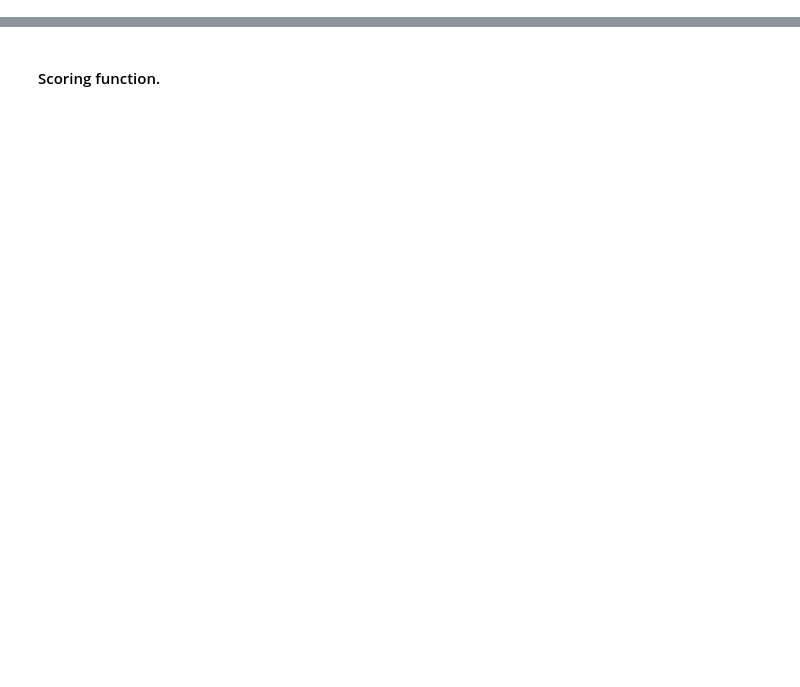
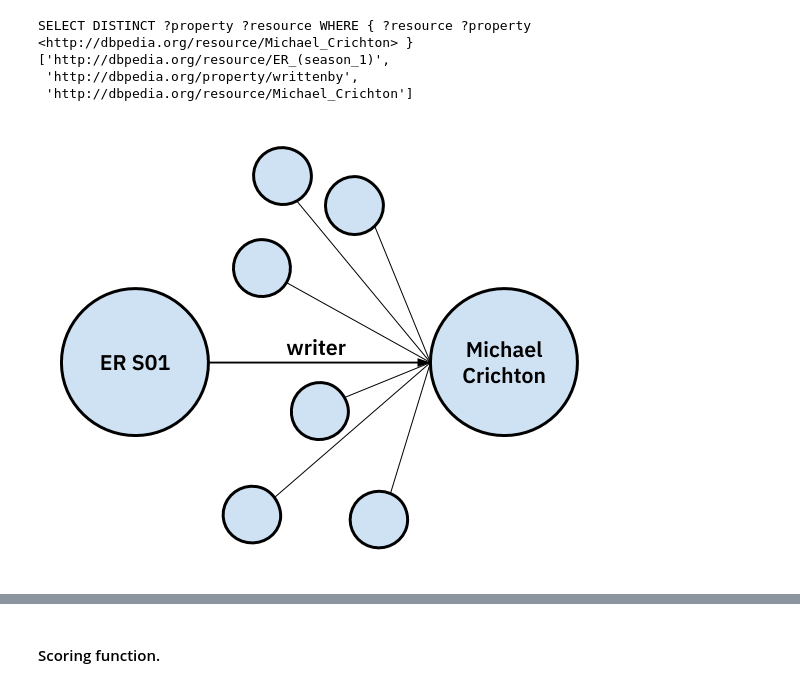
Before and after one commit to AskNowQA/QA-Tutorial, a Jupyter notebook: embedding_based_QA.ipynb, the cells around one changed output, grey strips where cells are left out. Saved outputs shown, nothing was run; the diff lists cells and outputs as text; code cells hidden in the pictures; blank space fills up the shorter version.

```diff
--- a/embedding_based_QA.ipynb
+++ b/embedding_based_QA.ipynb
@@ -49,0 +129,33 @@ print(get_entities('Who is the president of India ?',False))
+# %%
+# Step for creating all incoming properties and object
+
+# a) Create SPARQL
+INCOMING_SPARQL = '''SELECT DISTINCT ?property ?resource WHERE { ?resource ?property <%(target_resource)s> }'''
+sparql = INCOMING_SPARQL % {'target_resource':'http://dbpedia.org/resource/Michael_Crichton'}
+print(sparql)
+
+# b) Shoot the query to get answers
+incoming = dbp.shoot_custom_query(sparql)
+
+# c) Interpret results
+incoming_triples = []
+for binding in incoming['results']['bindings']:
+
+    """ BLACKLISTING LOGIC GOES HERE """
+    if not ( binding['property']['value'].startswith('http://dbpedia.org/') and
+             binding['resource']['value'].startswith('http://dbpedia.org/') ):
+        continue
+
+    triple = [binding['resource']['value'], binding['property']['value'], entity]
+    incoming_triples.append(triple)
+
+pprint(incoming_triples[2])
+# %% [output]
+SELECT DISTINCT ?property ?resource WHERE { ?resource ?property <http://dbpedia.org/resource/Michael_Crichton> }
+['http://dbpedia.org/resource/ER_(season_1)',
+ 'http://dbpedia.org/property/writtenby',
+ 'http://dbpedia.org/resource/Michael_Crichton']
+# %%
+Image("img/incoming.png")
+# %% [output]
+[figure, added]
```
Also changed, not shown: parts of 38 cells of this notebook, 3 other files.
